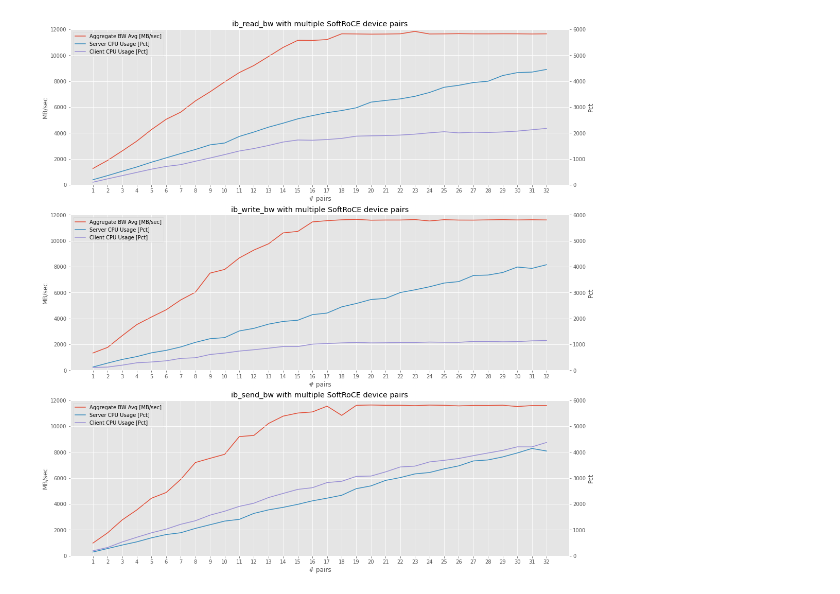
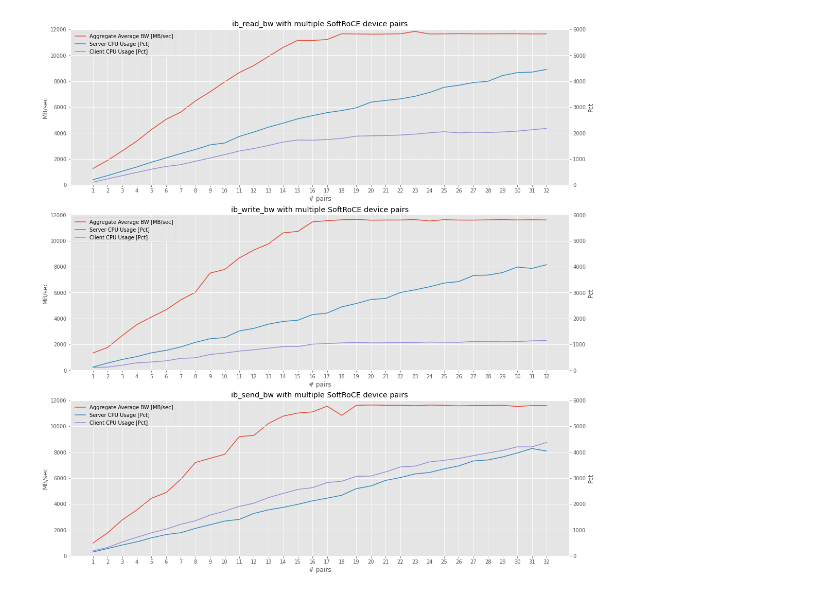
Before and after one commit to emersonford/thesis, a Jupyter notebook: data/SoftRoCE Multi vDevs.ipynb, the cells around one changed output. Cells and saved outputs as stored; diff of their text form; code cells hidden in the pictures.

Commit message:
finish softroce graphs

```diff
--- a/data/SoftRoCE Multi vDevs.ipynb
+++ b/data/SoftRoCE Multi vDevs.ipynb
@@ -90,35 +90,35 @@ for method, df in dfs.items():
         df.index,
         df["Agg BW average[MB/sec]"],
         color=colors[0],
-        label="Aggregate BW Avg [MB/sec]",
+        label="Aggregate Average BW [MB/sec]",
     )
     (p2,) = twin1.plot(
         df.index,
         df["Client CPU Usage %"],
         color=colors[1],
         label="Server CPU Usage [Pct]",
     )
     (p3,) = twin1.plot(
         df.index,
         df["Server CPU Usage %"],
         color=colors[2],
         label="Client CPU Usage [Pct]",
     )
 
     ax.set_ylim(0, 12000)
     twin1.set_ylim(0, 6000)
 
     ax.set_xlabel("# pairs")
     ax.set_ylabel("MB/sec")
     twin1.set_ylabel("Pct")
 
     ax.legend(handles=[p1, p2, p3])
     ax.set_title(f"ib_{method}_bw with multiple SoftRoCE device pairs")
 
     idx += 1
 
 plt.savefig("softroce_multi_vdevs.png")
 plt.show()
 # %% [output]
-[figure, old version]
+[figure, new version]
 [interactive output not drawn]
```
Also changed, not shown: 4 other files.
